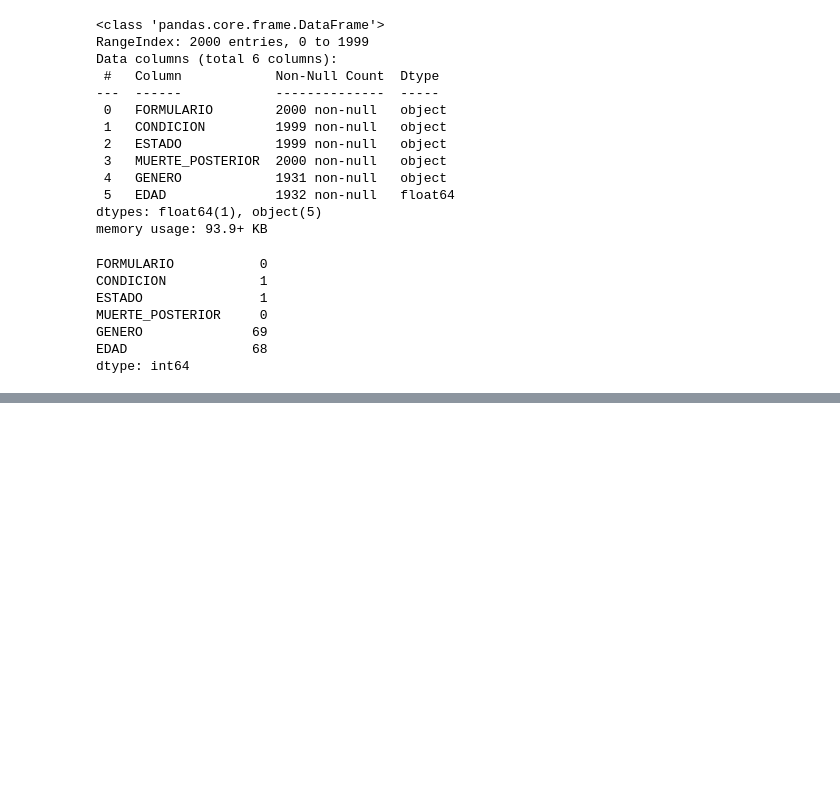
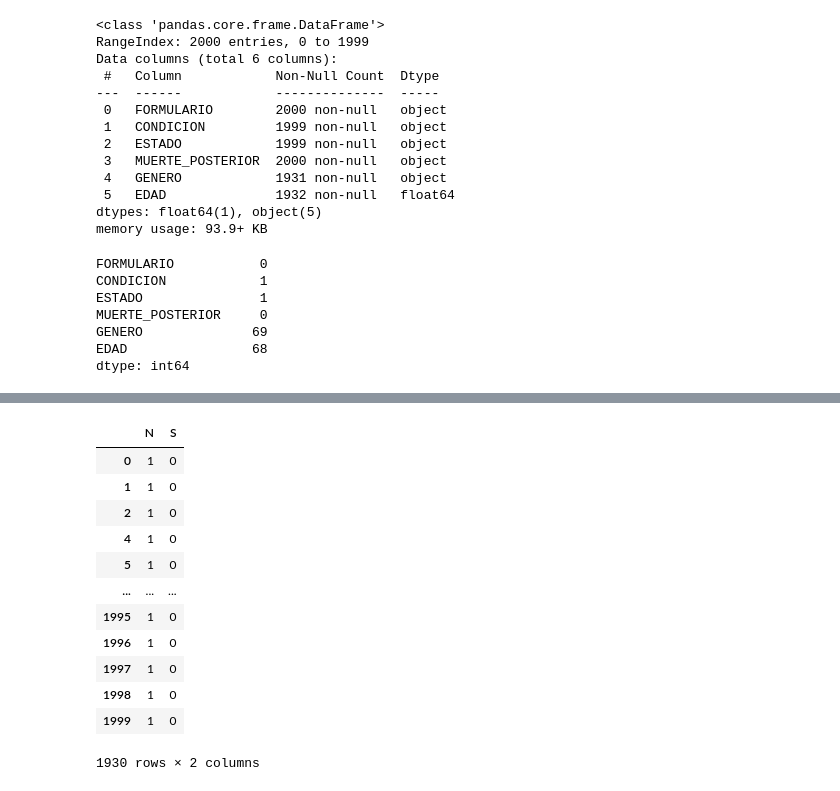
Before and after one commit to bermudez05/Siniestralidad_Bogota_BD, a Jupyter notebook: ACC_.ipynb, the cells around one changed output, grey strips where cells are left out. Saved outputs shown, nothing was run; the diff lists cells and outputs as text; code cells hidden in the pictures; blank space fills up the shorter version.

```diff
--- a/ACC_vehiculo.ipynb
+++ b/ACC_.ipynb
@@ -509,0 +583,17 @@ lesionados_data.dropna(inplace=True)
+# %%
+dummies_muertePosterior = pd.get_dummies(actor_data["MUERTE_POSTERIOR"],dtype=int)
+dummies_muertePosterior
+# %% [output]
+|  | N | S |
+| 0 | 1 | 0 |
+| 1 | 1 | 0 |
+| 2 | 1 | 0 |
+| 4 | 1 | 0 |
+| 5 | 1 | 0 |
+| ... | ... | ... |
+| 1995 | 1 | 0 |
+| 1996 | 1 | 0 |
+| 1997 | 1 | 0 |
+| 1998 | 1 | 0 |
+| 1999 | 1 | 0 |
+1930 rows × 2 columns
```
Also changed, not shown: parts of 10 cells of this notebook, 4 other files.
